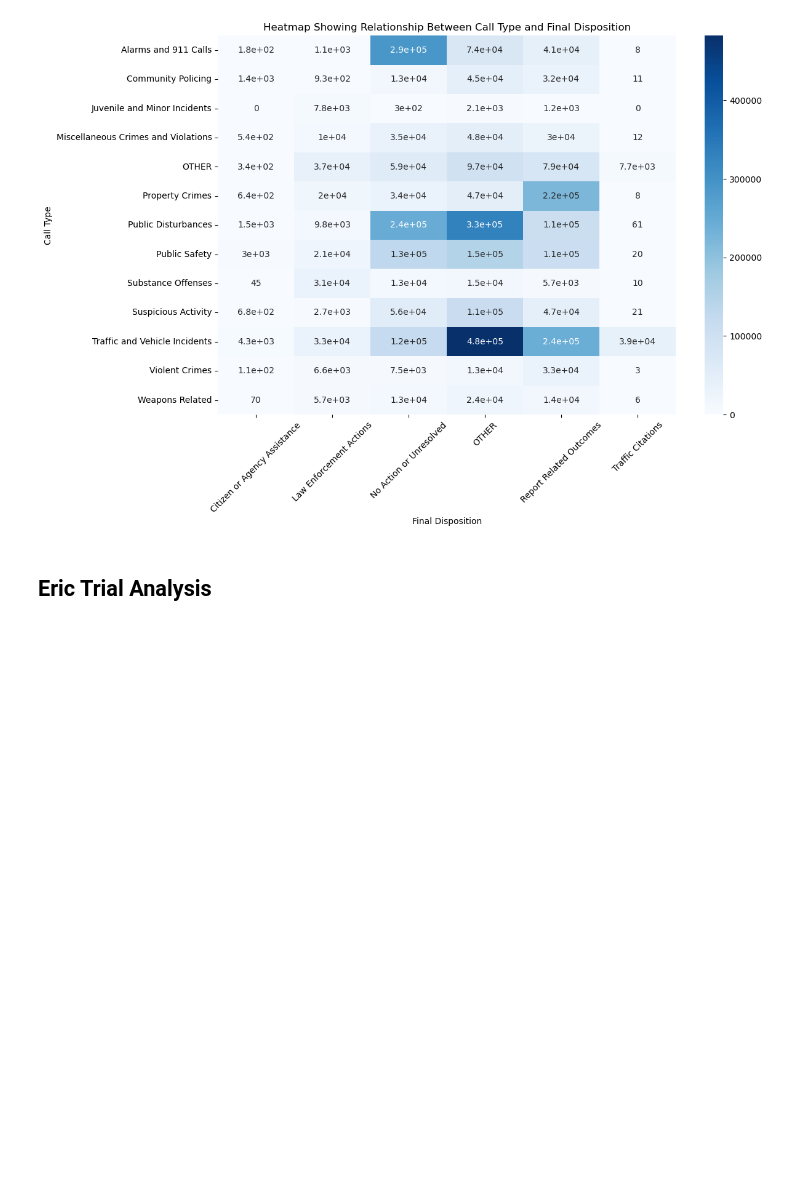
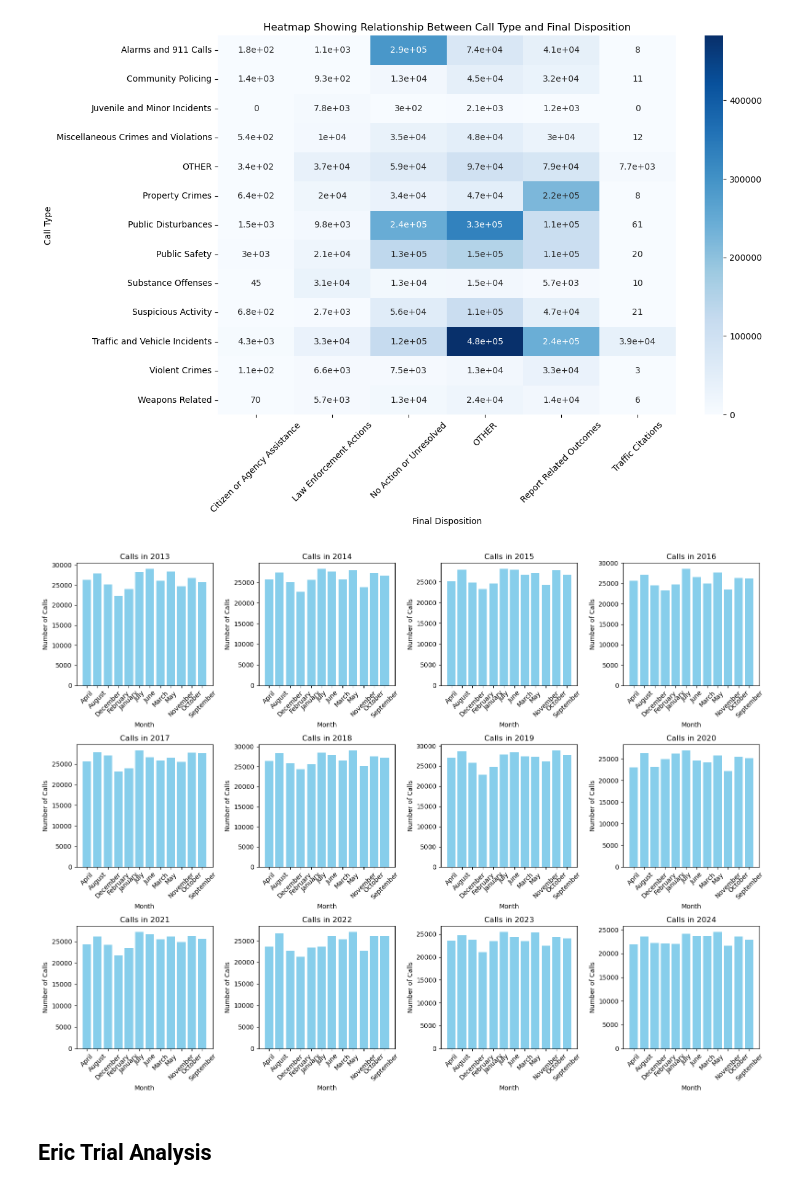
Before and after one commit to truongng1/crime_trends_sj, a Jupyter notebook: notebookes/CS_163_EDA_Summary.ipynb, the cells around one changed output. Saved outputs shown, nothing was run; the diff lists cells and outputs as text; code cells hidden in the pictures; blank space fills up the shorter version.

```diff
--- a/notebookes/CS_163_EDA_Summary.ipynb
+++ b/notebookes/CS_163_EDA_Summary.ipynb
@@ -223,6 +223,22 @@ plt.xticks(rotation=45)
 plt.show()
 # %% [output]
 [figure]
+# %%
+monthly_calls = df.groupby([df['OFFENSE_DATE'].dt.year, df['OFFENSE_DATE'].dt.month_name()]).size().unstack(fill_value=0)
+fig, axes = plt.subplots(nrows=3, ncols=4, figsize=(16, 12))
+axes = axes.flatten()
+
+for i, (month, data) in enumerate(monthly_calls.iterrows()):
+    axes[i].bar(data.index, data.values, color='skyblue')
+    axes[i].set_title(f"Calls in {month}")
+    axes[i].set_xlabel('Month')
+    axes[i].set_ylabel('Number of Calls')
+    axes[i].tick_params(axis='x', rotation=45)
+
+plt.tight_layout()
+plt.show()
+# %% [output]
+[figure, added]
 # %% [markdown]
 ## Eric Trial Analysis
 # %%
```
